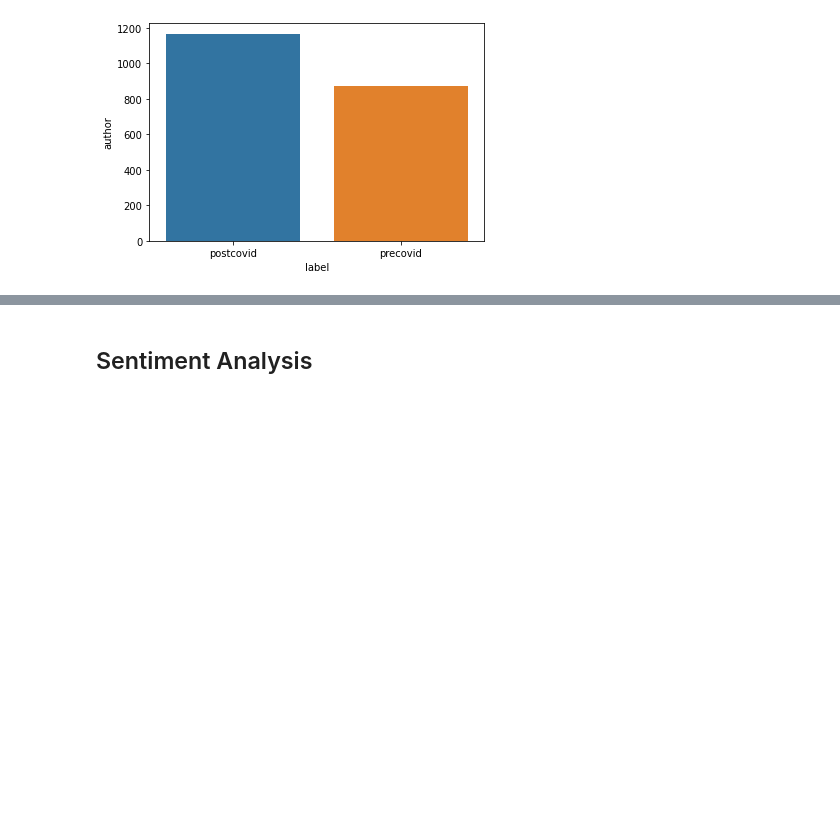
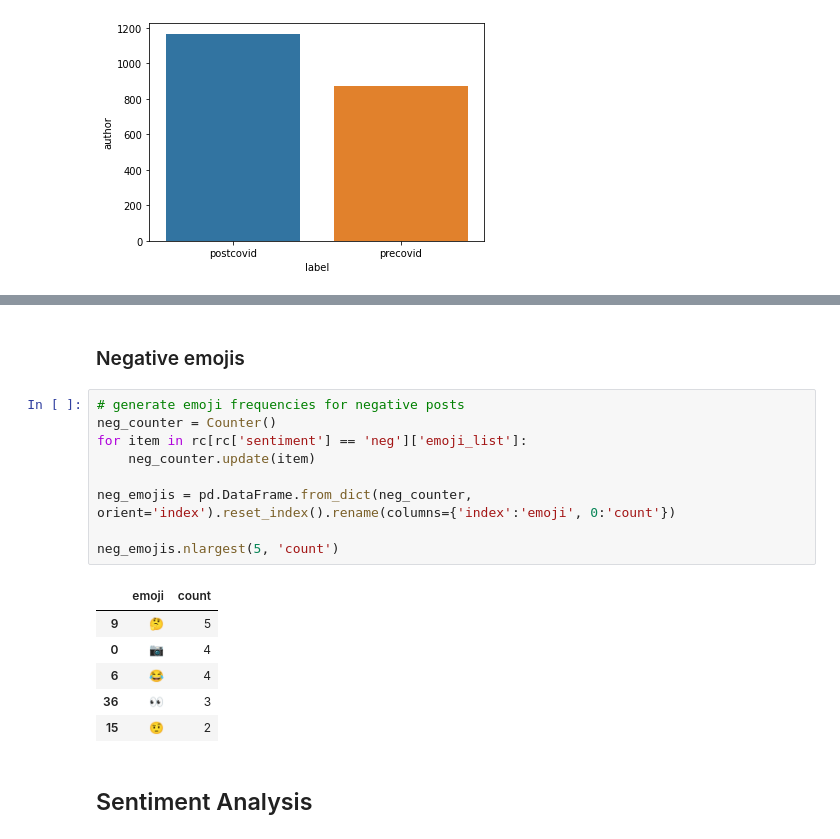
Before and after one commit to nszoni/reddit_conspiracy_theories, a Jupyter notebook: python/reddit_conspiracy_theories.ipynb, the cells around one changed output, grey strips where cells are left out. Drawn from its saved outputs; the diff is of its cells as text; blank space fills up the shorter version.

```diff
--- a/python/reddit_conspiracy_theories.ipynb
+++ b/python/reddit_conspiracy_theories.ipynb
@@ -414,3 +449,21 @@ sns.barplot(x='label', y='author', data=authors_freq)
+# %% [markdown]
+### Negative emojis
+# %%
+# generate emoji frequencies for negative posts
+neg_counter = Counter()
+for item in rc[rc['sentiment'] == 'neg']['emoji_list']:
+    neg_counter.update(item)
+
+neg_emojis = pd.DataFrame.from_dict(neg_counter, orient='index').reset_index().rename(columns={'index':'emoji', 0:'count'})
+
+neg_emojis.nlargest(5, 'count')
+# %% [output]
+|  | emoji | count |
+| 9 | 🤔 | 5 |
+| 0 | 📷 | 4 |
+| 6 | 😂 | 4 |
+| 36 | 👀 | 3 |
+| 15 | 🤨 | 2 |
 # %% [markdown]
 ## Sentiment Analysis
 # %%
```
Also changed, not shown: parts of 10 cells of this notebook.
